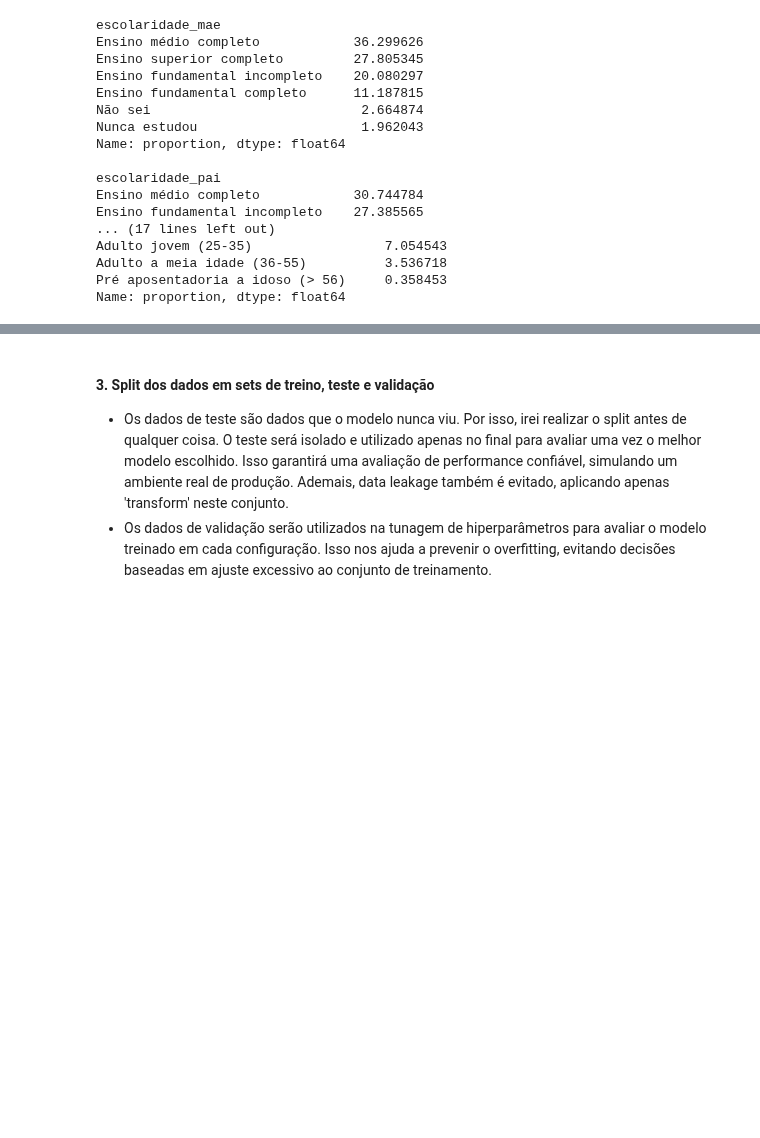
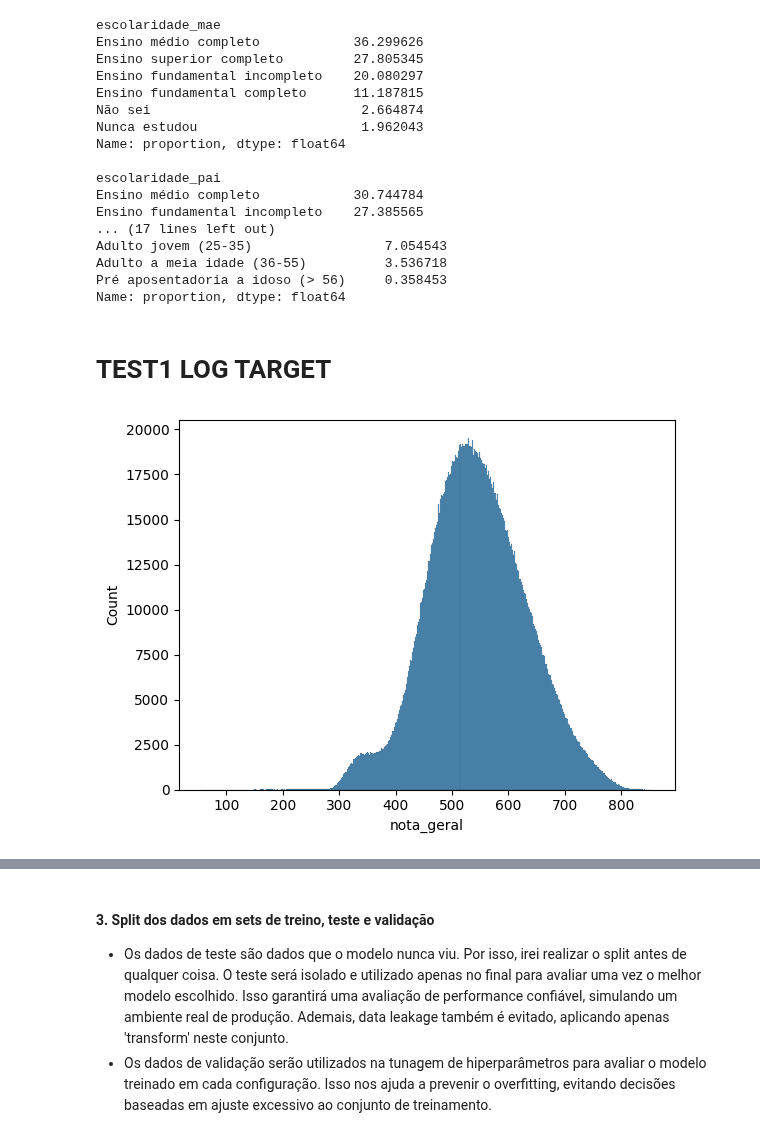
Before and after one commit to allmeidaapedro/Enem-Analysis, a Jupyter notebook: notebooks/3_modelling_desempenho.ipynb, the cells around one changed output, grey strips where cells are left out. Saved outputs shown, nothing was run; the diff lists cells and outputs as text; code cells hidden in the pictures; blank space fills up the shorter version.

Commit message:
Testando log no target

```diff
--- a/notebooks/3_modelling_desempenho.ipynb
+++ b/notebooks/3_modelling_desempenho.ipynb
@@ -315,3 +315,9 @@ Adulto jovem (25-35)                 7.054543
 Adulto a meia idade (36-55)          3.536718
 Pré aposentadoria a idoso (> 56)     0.358453
 Name: proportion, dtype: float64
+# %% [markdown]
+# TEST1 LOG TARGET
+# %%
+sns.histplot(data=clean_df, x='nota_geral');
+# %% [output]
+[figure, added]
```
Also changed, not shown: parts of 4 cells of this notebook.
